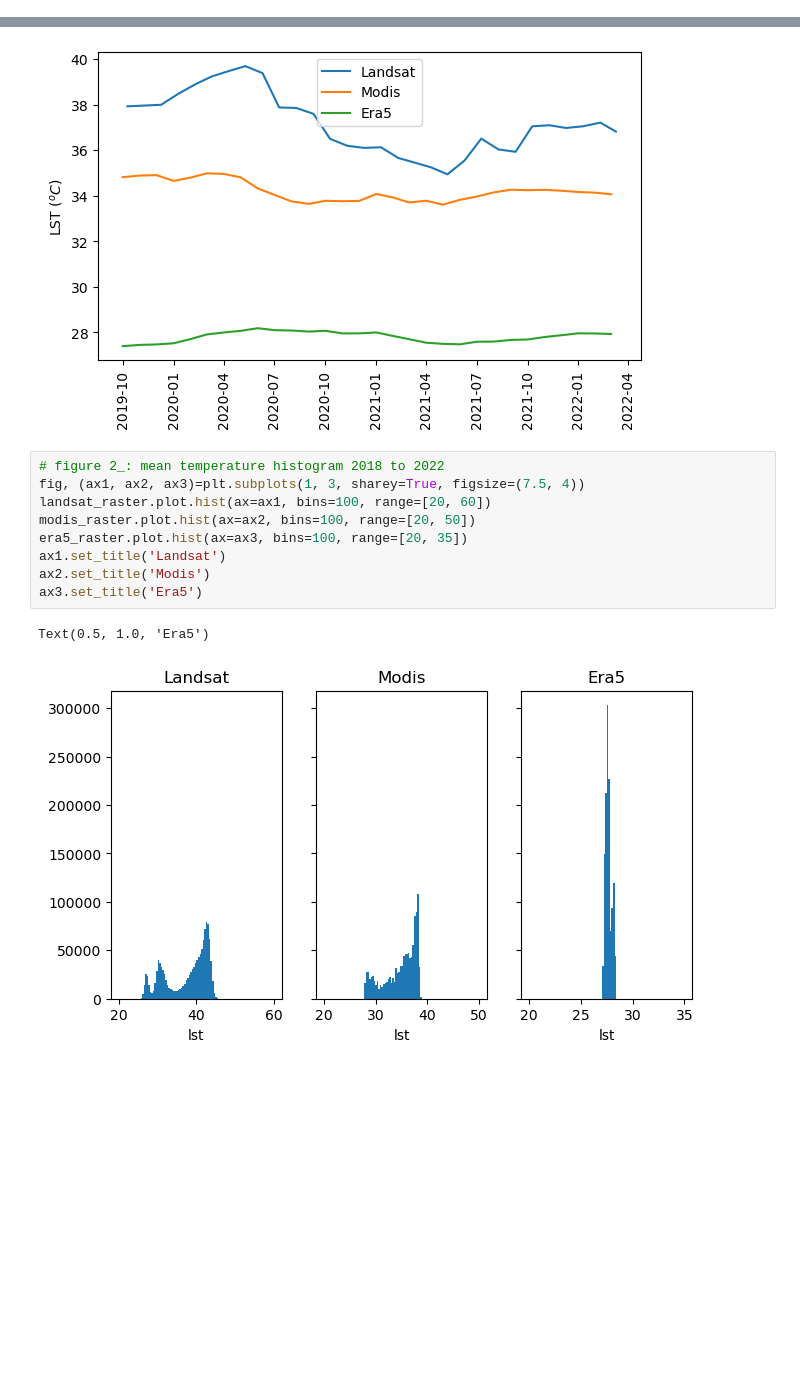
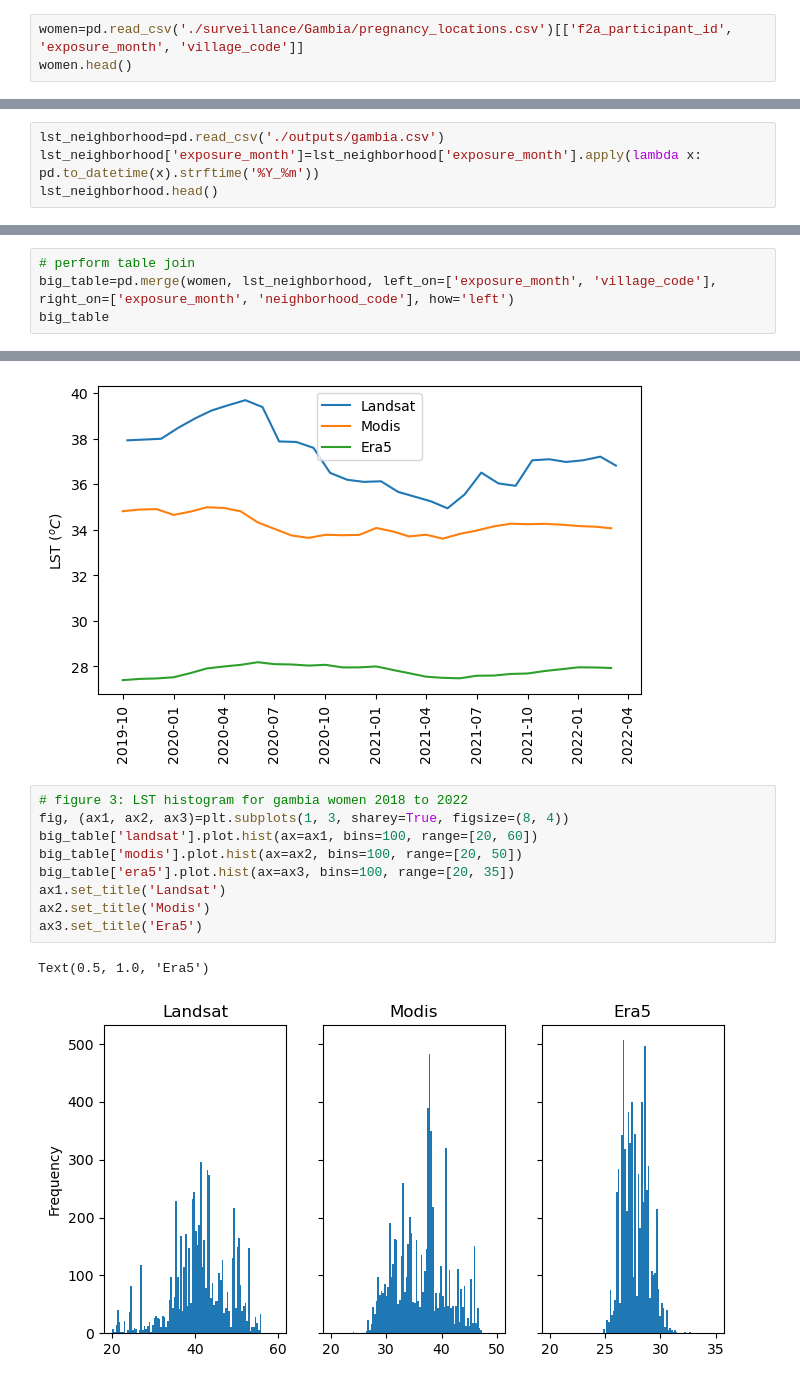
Before and after one commit to MSU-PALs/precisehealthgeo, a Jupyter notebook: Monthly Exposures by neighborhood.ipynb, the cells around one changed output, grey strips where cells are left out. Saved outputs shown, nothing was run; the diff lists cells and outputs as text; blank space fills up the shorter version.

Commit message:
Updated DataAnalyst and ran for Gambia village and facility locations

```diff
--- a/Monthly Exposures by neighborhood.ipynb
+++ b/Monthly Exposures by neighborhood.ipynb
@@ -366,0 +382,3 @@ era5_raster=export_maps('gambia', 'era5')
+# %%
+women=pd.read_csv('./surveillance/Gambia/pregnancy_locations.csv')[['f2a_participant_id', 'exposure_month', 'village_code']]
+women.head()
@@ -366,0 +392,4 @@ era5_raster=export_maps('gambia', 'era5')
+# %%
+lst_neighborhood=pd.read_csv('./outputs/gambia.csv')
+lst_neighborhood['exposure_month']=lst_neighborhood['exposure_month'].apply(lambda x: pd.to_datetime(x).strftime('%Y_%m'))
+lst_neighborhood.head()
@@ -366,0 +403,4 @@ era5_raster=export_maps('gambia', 'era5')
+# %%
+# perform table join
+big_table=pd.merge(women, lst_neighborhood, left_on=['exposure_month', 'village_code'], right_on=['exposure_month', 'neighborhood_code'], how='left')
+big_table
@@ -399,14 +480,14 @@ plt.legend()
 <matplotlib.legend.Legend at 0x...>
 [figure]
 # %%
-# figure 2_: mean temperature histogram 2018 to 2022
-fig, (ax1, ax2, ax3)=plt.subplots(1, 3, sharey=True, figsize=(7.5, 4))
-landsat_raster.plot.hist(ax=ax1, bins=100, range=[20, 60])
-modis_raster.plot.hist(ax=ax2, bins=100, range=[20, 50])
-era5_raster.plot.hist(ax=ax3, bins=100, range=[20, 35])
+# figure 3: LST histogram for gambia women 2018 to 2022
+fig, (ax1, ax2, ax3)=plt.subplots(1, 3, sharey=True, figsize=(8, 4))
+big_table['landsat'].plot.hist(ax=ax1, bins=100, range=[20, 60])
+big_table['modis'].plot.hist(ax=ax2, bins=100, range=[20, 50])
+big_table['era5'].plot.hist(ax=ax3, bins=100, range=[20, 35])
 ax1.set_title('Landsat')
 ax2.set_title('Modis')
 ax3.set_title('Era5')
 # %% [output]
 Text(0.5, 1.0, 'Era5')
-[figure, old version]
+[figure, new version]
```
Also changed, not shown: parts of 13 cells of this notebook, 15 other files.
